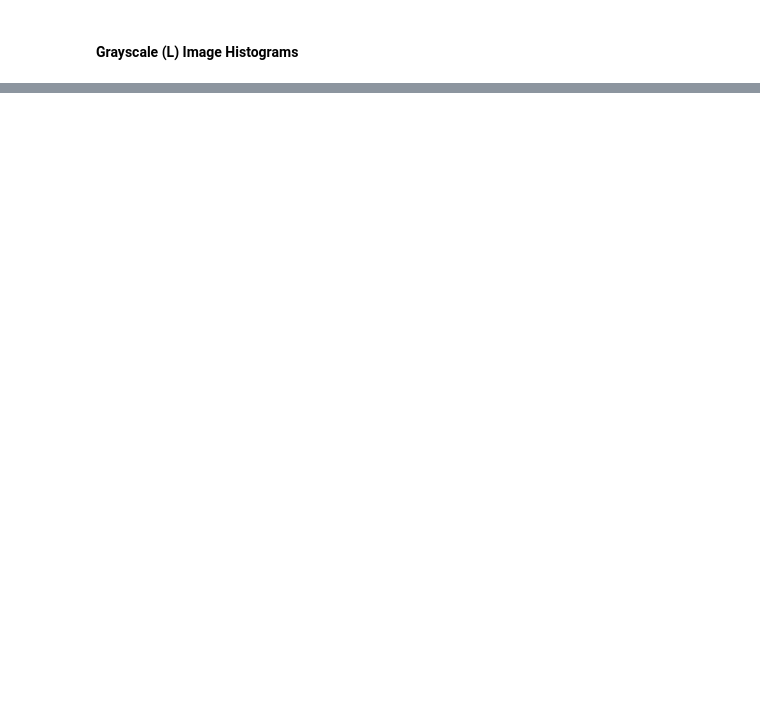
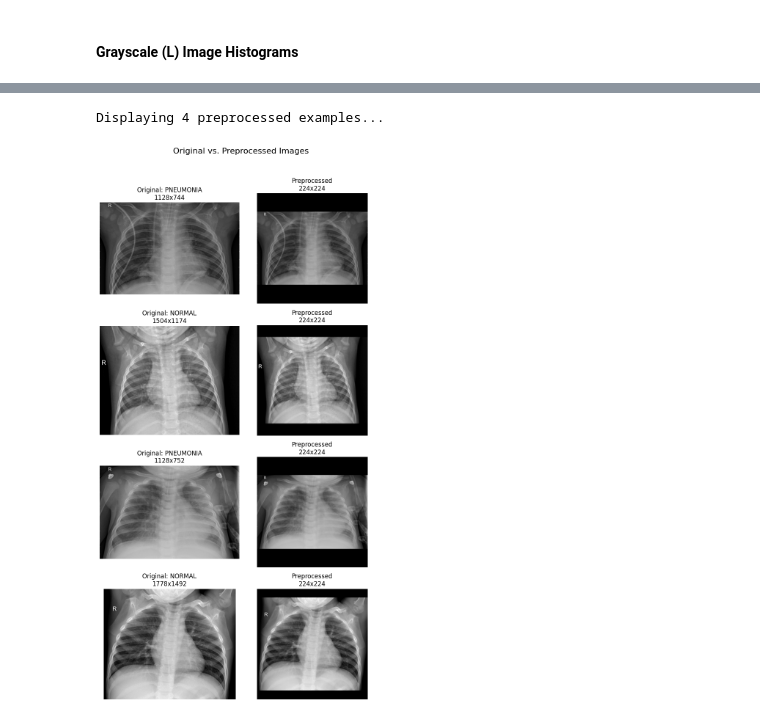
Before and after one commit to PaulHermes/XRay-Pneumonia-Detection, a Jupyter notebook: Notebooks/data_sanity_check.ipynb, the cells around one changed output, grey strips where cells are left out. Drawn from its saved outputs; the diff is of its cells as text; code cells hidden in the pictures; blank space fills up the shorter version.

Commit message:
Data Preprocessing added, some cleanup

```diff
--- a/Notebooks/data_sanity_check.ipynb
+++ b/Notebooks/data_sanity_check.ipynb
@@ -240,0 +248,50 @@ Displaying pixel histograms for a random sample of 'L' images...
+# %%
+# Define the target size for the neural network input
+target_size = (224, 224)
+
+num_to_show = 4
+example_paths = []
+if 'sample_paths' in locals() and len(sample_paths) >= num_to_show:
+    example_paths = sample_paths[:num_to_show]
+else:
+    # Fallback if sample_paths is not available or too short
+    print('`sample_paths` not available or too short, getting new samples.')
+    train_path = dataset_path / 'train'
+    normal_path = train_path / 'NORMAL'
+    pneumonia_path = train_path / 'PNEUMONIA'
+    if normal_path.is_dir():
+        example_paths.extend(list(normal_path.glob('*.jpeg'))[:2])
+    if pneumonia_path.is_dir():
+        example_paths.extend(list(pneumonia_path.glob('*.jpeg'))[:2])
+
+if example_paths:
+    print(f"Displaying {len(example_paths)} preprocessed examples...")
+    fig, axes = plt.subplots(len(example_paths), 2, figsize=(8, 4 * len(example_paths)))
+    if len(example_paths) == 1:
+        axes = [axes]
+
+    fig.suptitle('Original vs. Preprocessed Images', fontsize=16)
+
+    for i, img_path in enumerate(example_paths):
+        ax1 = axes[i, 0]
+        ax2 = axes[i, 1]
+
+        # Display the original image
+        original_img = Image.open(img_path)
+        ax1.imshow(original_img, cmap='gray')
+        ax1.set_title(f"Original: {img_path.parent.name}\n{original_img.size[0]}x{original_img.size[1]}")
+        ax1.axis('off')
+
+        # Preprocess and display the result
+        preprocessed_img = preprocess_image(img_path, target_size)
+        ax2.imshow(preprocessed_img)
+        ax2.set_title(f"Preprocessed\n{target_size[0]}x{target_size[1]}")
+        ax2.axis('off')
+
+    plt.tight_layout(rect=[0, 0.03, 1, 0.96])
+    plt.show()
+else:
+    print('Could not find any images to display.')
+# %% [output]
+Displaying 4 preprocessed examples...
+[figure, added]
```
Also changed, not shown: parts of 7 cells of this notebook, 2 other files.
